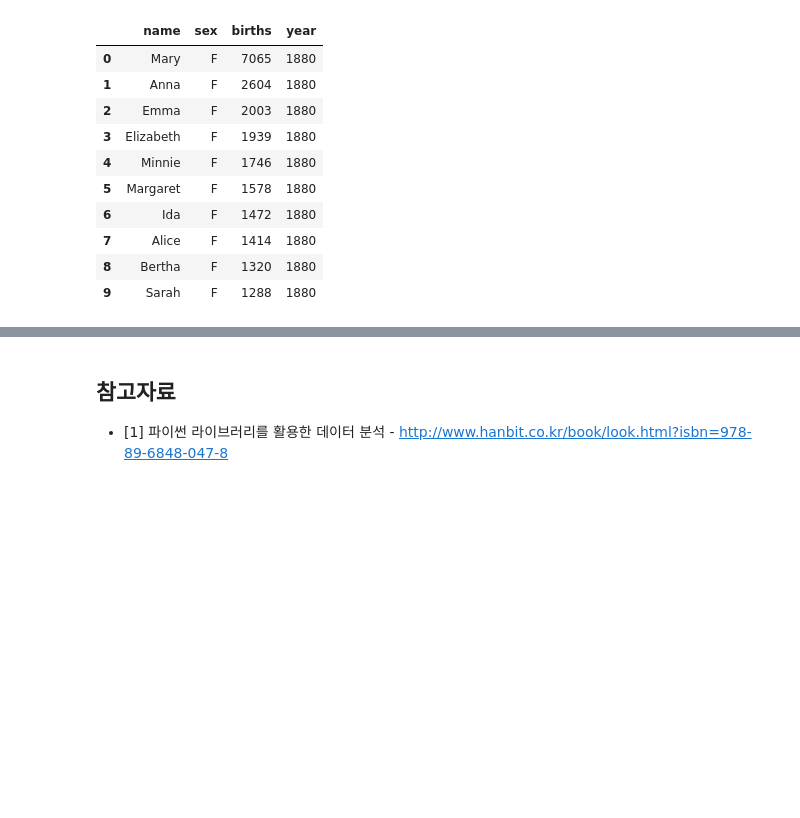
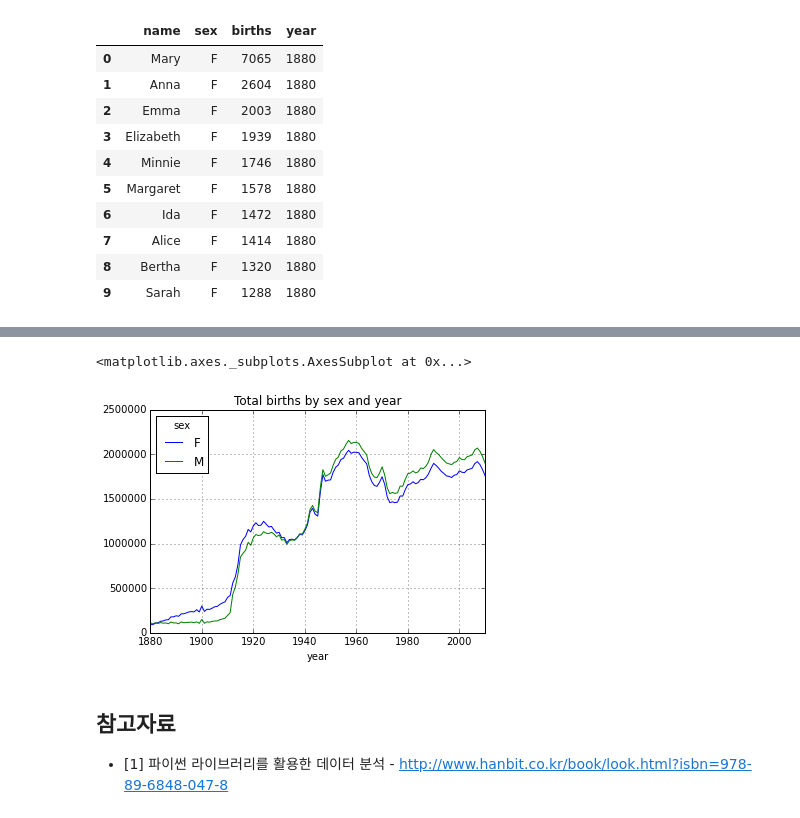
Before and after one commit to KonanAcademy/da, a Jupyter notebook: part1/00_1_python_example.ipynb, the cells around one changed output, grey strips where cells are left out. Drawn from its saved outputs; the diff is of its cells as text; code cells hidden in the pictures; blank space fills up the shorter version.

```diff
--- a/part1/00_1_python_example.ipynb
+++ b/part1/00_1_python_example.ipynb
@@ -136,0 +139,4 @@ names[:10]
+# %%
+# 연도에 따른 성별 데이터
+total_births = names.pivot_table('births', index='year', columns='sex', aggfunc=sum)
+total_births.tail()
@@ -137,3 +151,8 @@ names[:10]
+# %%
+total_births.plot(title='Total births by sex and year')
+# %% [output]
+<matplotlib.axes._subplots.AxesSubplot at 0x...>
+[figure, added]
 # %% [markdown]
 ## 참고자료
 
```
Also changed, not shown: parts of 2 cells of this notebook.
